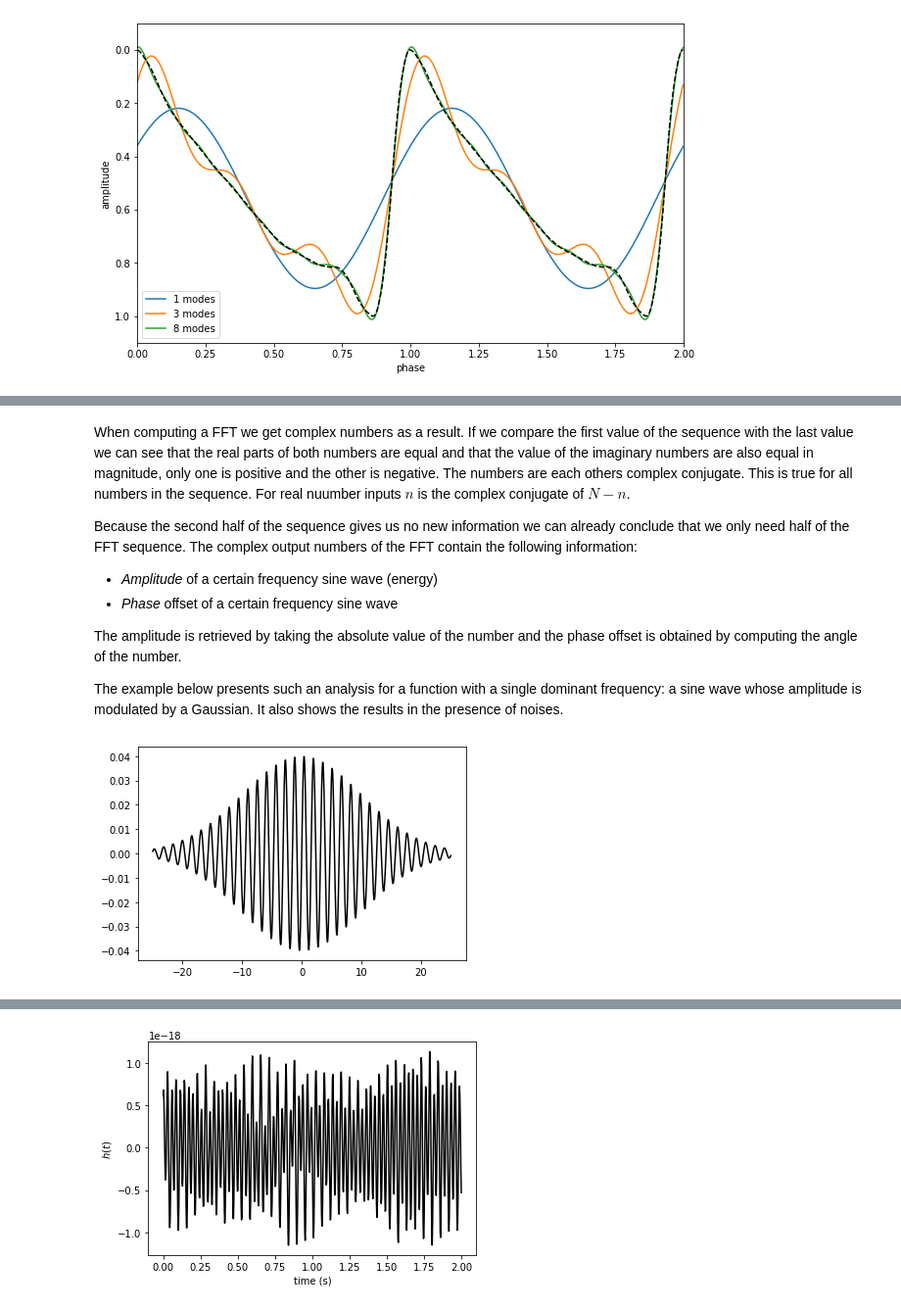
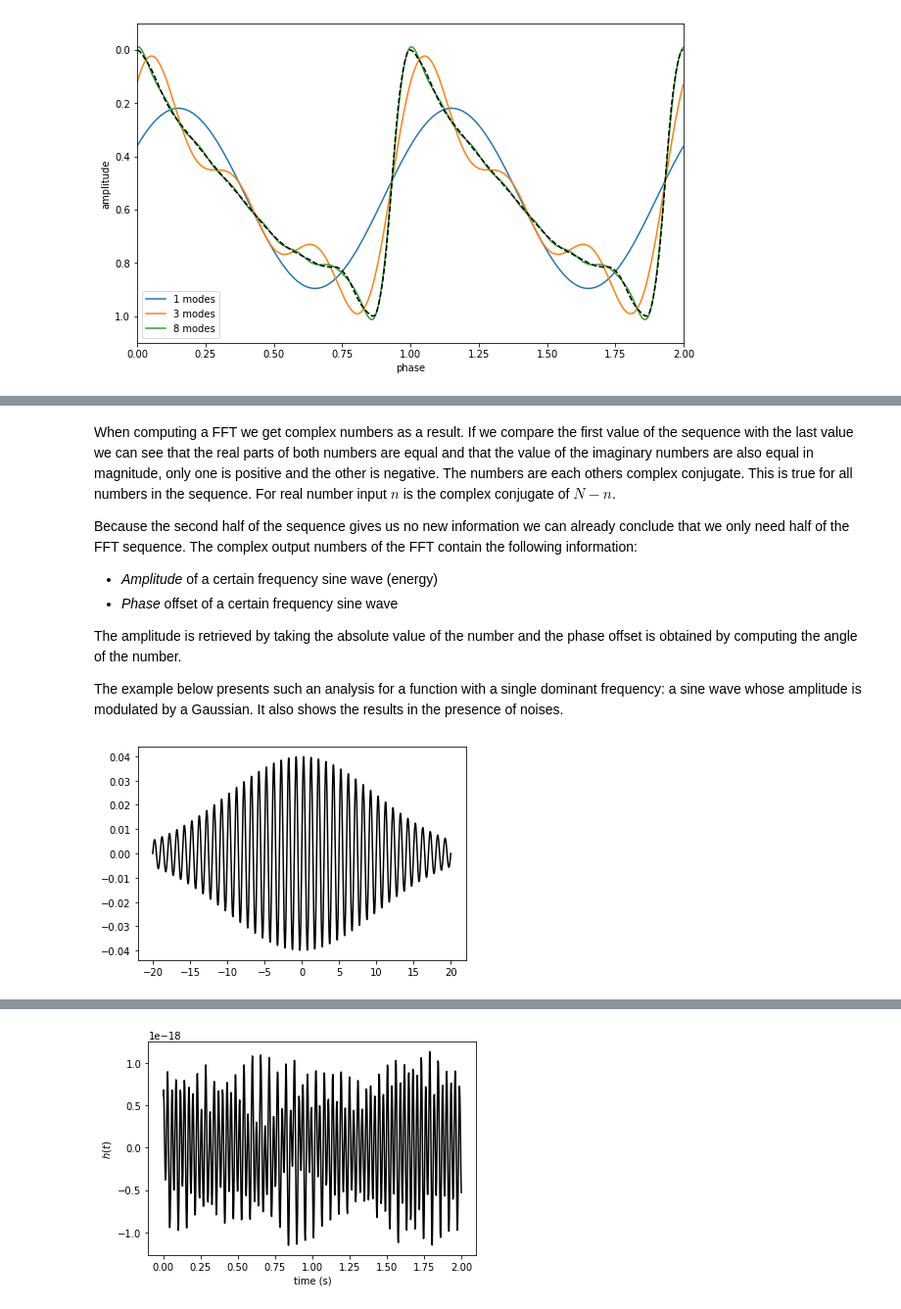
Before and after one commit to uom-lectures/PHY3287, a Jupyter notebook: lecture_7.ipynb, the cells around one changed output, grey strips where cells are left out. Shown at 98% size. Saved outputs shown, nothing was run; the diff lists cells and outputs as text; code cells hidden in the pictures.

```diff
--- a/lecture_7.ipynb
+++ b/lecture_7.ipynb
@@ -282,5 +362,5 @@ x2 = fftpack.ifft(x_fft) # inverse: x2=x to numerical precision
 # %% [markdown]
-When computing a FFT we get complex numbers as a result. If we compare the first value of the sequence with the last value we can see that the real parts of both numbers are equal and that the value of the imaginary numbers are also equal in magnitude, only one is positive and the other is negative. The numbers are each others complex conjugate. This is true for all numbers in the sequence. For real nuumber inputs $n$ is the complex conjugate of $N-n$.
+When computing a FFT we get complex numbers as a result. If we compare the first value of the sequence with the last value we can see that the real parts of both numbers are equal and that the value of the imaginary numbers are also equal in magnitude, only one is positive and the other is negative. The numbers are each others complex conjugate. This is true for all numbers in the sequence. For real number input $n$ is the complex conjugate of $N-n$.
 
 Because the second half of the sequence gives us no new information we can already conclude that we only need half of the FFT sequence. The complex output numbers of the FFT contain the following information:
 * *Amplitude* of a certain frequency sine wave (energy)
@@ -292,16 +372,17 @@ The example below presents such an analysis for a function with a single dominan
 # %%
 from scipy.stats import norm
 
 # Generate data
 np.random.seed(1)
 
-time = np.linspace(-25, 25, 2048)
-data = np.sin(4 * time) * norm(0, 10).pdf(time)
+N = 2048
+time = np.linspace(-20, 20, 2048)
+data = np.sin(2 * np.pi * time) * norm(0, 10).pdf(time)
 
 plt.plot(time, data, '-k')
 plt.show()
 # %% [output]
-[figure, old version]
+[figure, new version]
 # %%
 # Looks at the data's fourier components
 T = time[1] - time[0]
```
Also changed, not shown: parts of 22 cells of this notebook, 1 other file.
